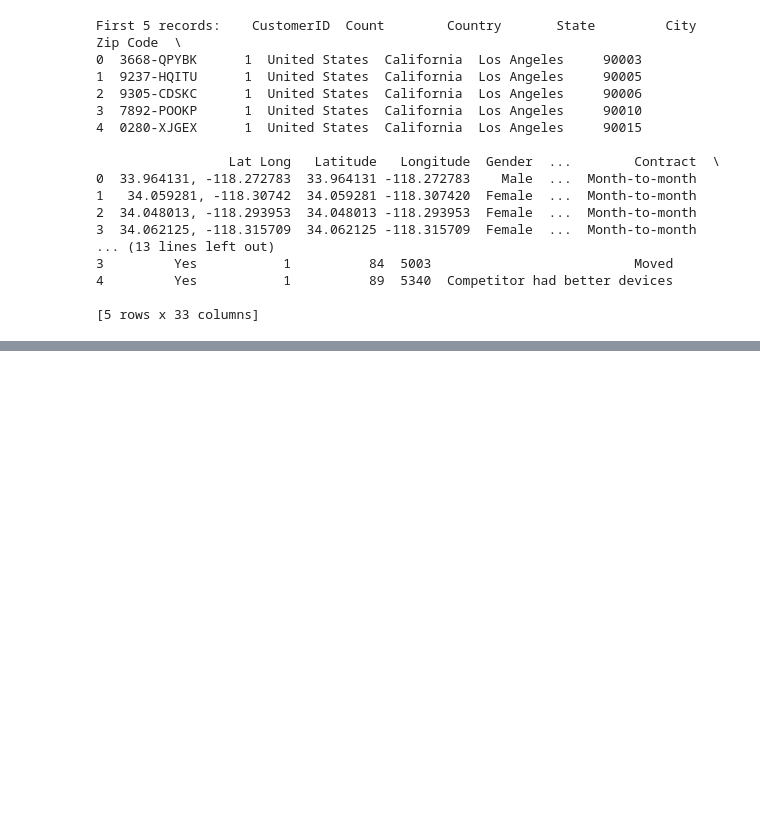
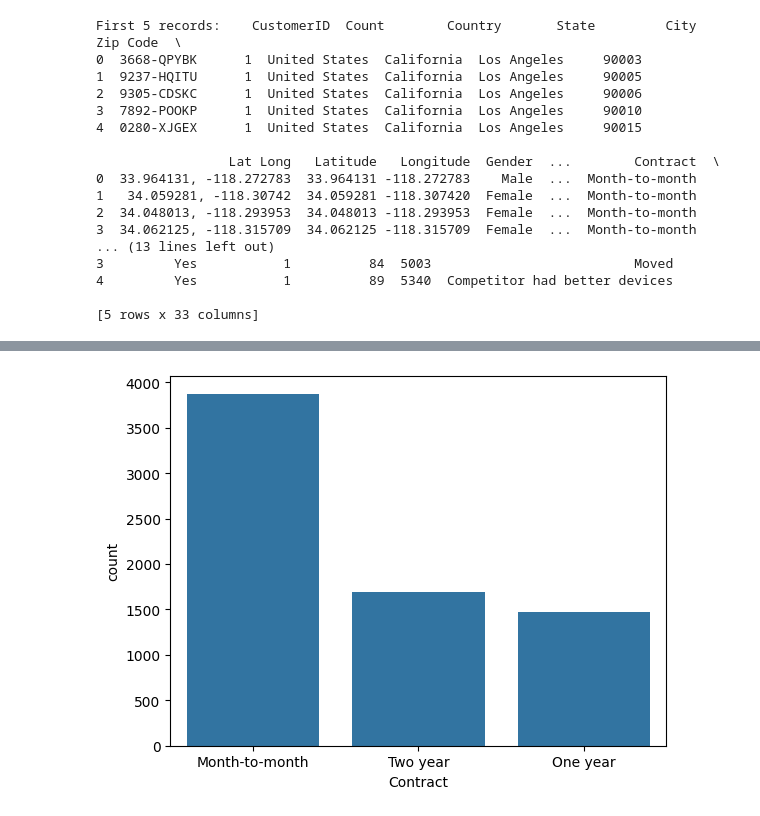
Before and after one commit to prathmesh-awate/End-to-End-Customer-Churn-Prediction, a Jupyter notebook: End-to-End Customer Churn Prediction.ipynb, the cells around one changed output, grey strips where cells are left out. Cells and saved outputs as stored; diff of their text form; code cells hidden in the pictures; blank space fills up the shorter version.

```diff
--- a/End-to-End Customer Churn Prediction.ipynb
+++ b/End-to-End Customer Churn Prediction.ipynb
@@ -65,0 +305,5 @@ First 5 records:    CustomerID  Count        Country       State         City  Z
+# %%
+sns.countplot(data=df, x="Contract")
+plt.show()
+# %% [output]
+[figure, added]
```
Also changed, not shown: parts of 55 cells of this notebook.
